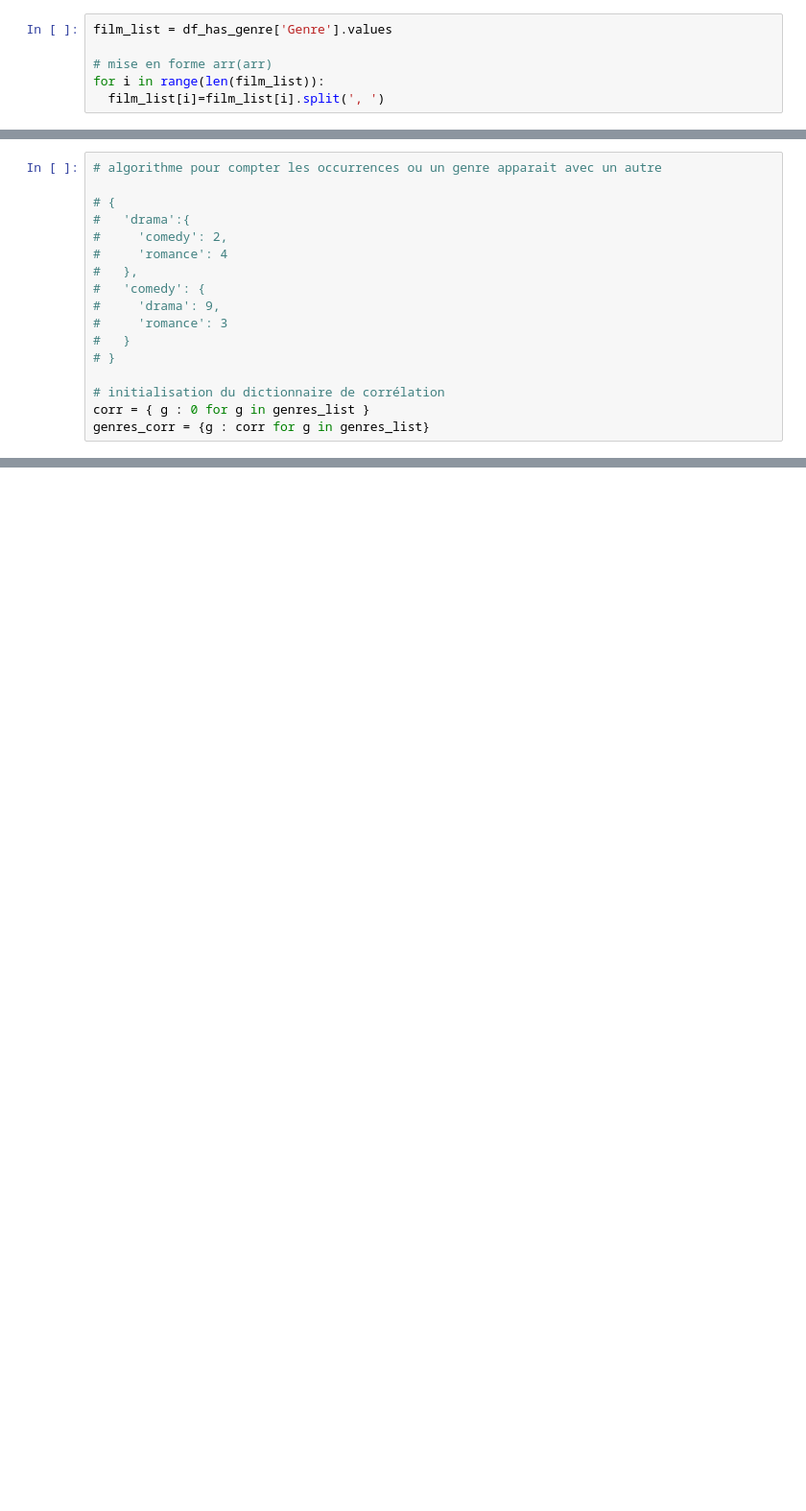
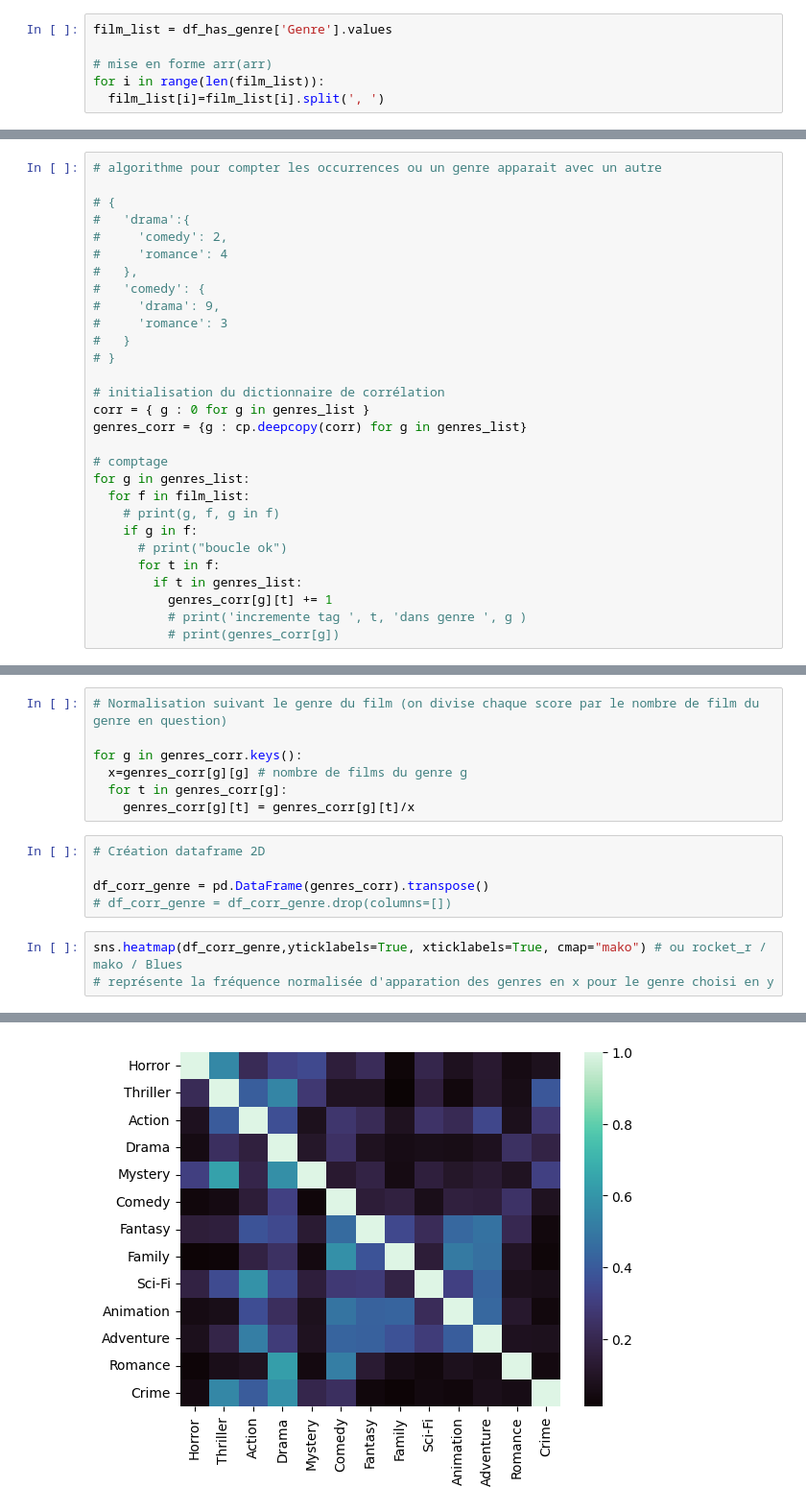
Before and after one commit to nbert71/netflix-analysis, a Jupyter notebook: main.ipynb, the cells around one changed output, grey strips where cells are left out. Shown at 96% size. Drawn from its saved outputs; the diff is of its cells as text; blank space fills up the shorter version.

```diff
--- a/main.ipynb
+++ b/main.ipynb
@@ -142,4 +291,16 @@ genres_list
 
 # initialisation du dictionnaire de corrélation
 corr = { g : 0 for g in genres_list }
-genres_corr = {g : corr for g in genres_list}
+genres_corr = {g : cp.deepcopy(corr) for g in genres_list}
+
+# comptage
+for g in genres_list:
+  for f in film_list:
+    # print(g, f, g in f)
+    if g in f:
+      # print("boucle ok")
+      for t in f:
+        if t in genres_list:
+          genres_corr[g][t] += 1
+          # print('incremente tag ', t, 'dans genre ', g )
+          # print(genres_corr[g])
@@ -164,0 +307,16 @@ print(s)
+# %%
+# Normalisation suivant le genre du film (on divise chaque score par le nombre de film du genre en question)
+
+for g in genres_corr.keys():
+  x=genres_corr[g][g] # nombre de films du genre g
+  for t in genres_corr[g]:
+    genres_corr[g][t] = genres_corr[g][t]/x
+# %%
+# Création dataframe 2D
+
+df_corr_genre = pd.DataFrame(genres_corr).transpose()
+# df_corr_genre = df_corr_genre.drop(columns=[])
+# %%
+sns.heatmap(df_corr_genre,yticklabels=True, xticklabels=True, cmap="mako") # ou rocket_r / mako / Blues
+# représente la fréquence normalisée d'apparation des genres en x pour le genre choisi en y
+# %% [output]
@@ -164,0 +324 @@ print(s)
+[figure, added]
```
Also changed, not shown: parts of 23 cells of this notebook.
